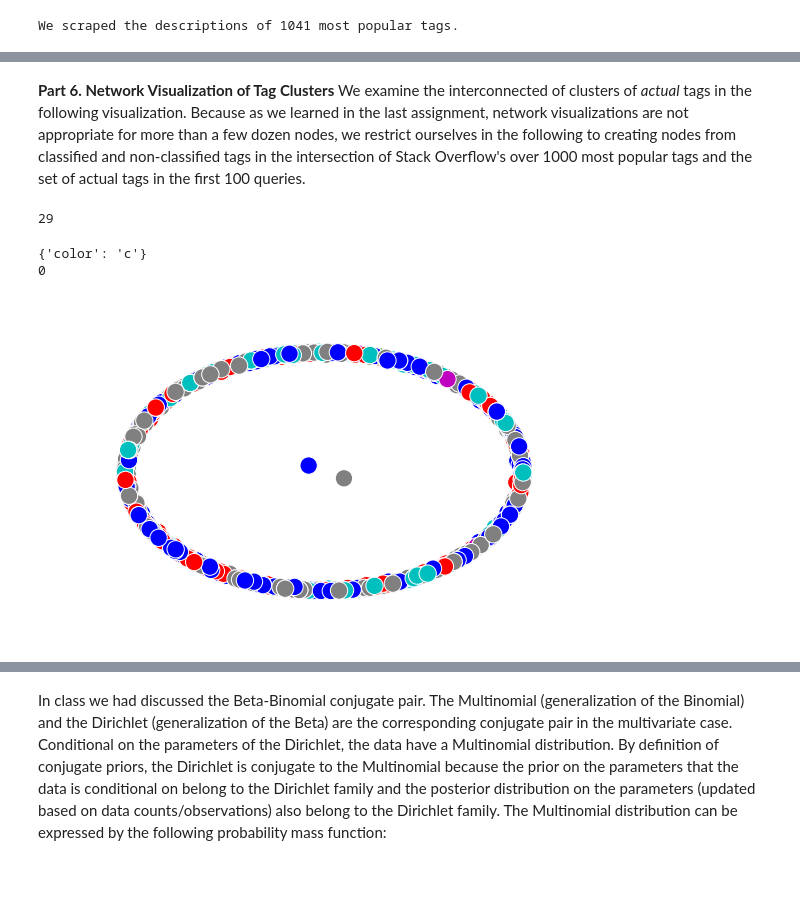
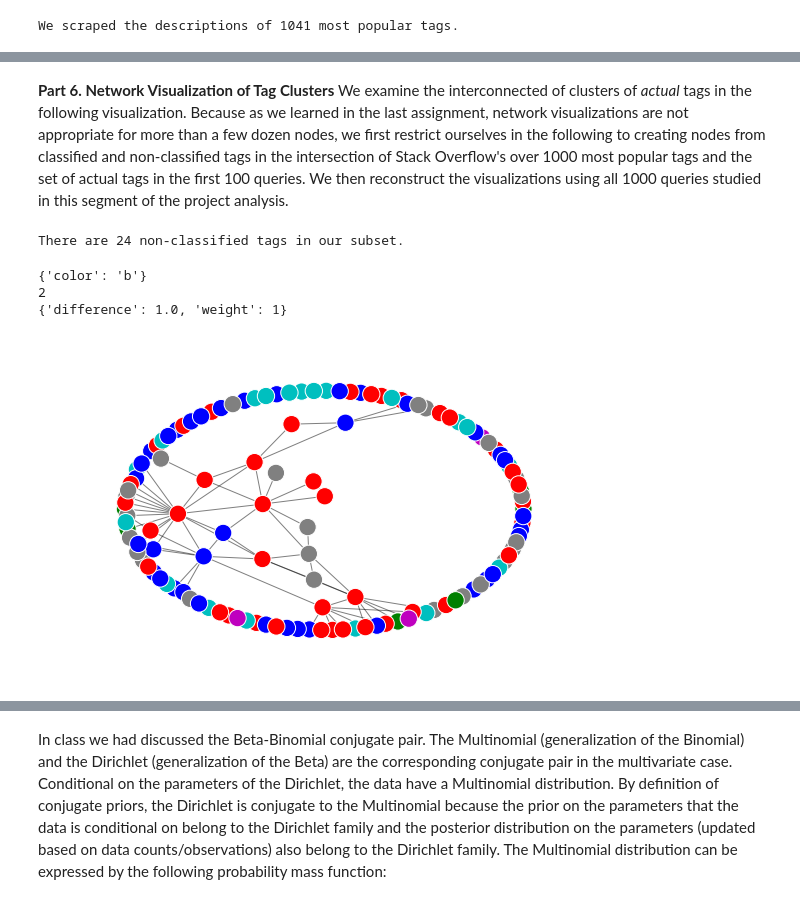
Before and after one commit to 2dpodcast/CS-109-Final-Project, a Jupyter notebook: CS109FinalProject.ipynb, the cells around one changed output, grey strips where cells are left out. Drawn from its saved outputs; the diff is of its cells as text; code cells hidden in the pictures; blank space fills up the shorter version.

```diff
--- a/CS109FinalProject.ipynb
+++ b/CS109FinalProject.ipynb
@@ -131,6 +182,7 @@ The data was taken from a Kaggle Competition: "<a href="http://www.kaggle.com/c/
 # %%
 # open dataset as pandas dataframe
 from io import StringIO
-queries = pd.read_csv("ProjectData.csv", delimiter=',')
+queries = pd.read_csv("ProjectData.csv", delimiter=',') # use subset for Part I
+data = pd.read_csv("ProjectData.csv", delimiter=',') # use full set for Parts II-III
 # %% [markdown]
 # Exploratory Analysis
@@ -878,0 +1108,21 @@ len(Misc)
+# %%
+commonset=[]
+for row in range(len(queries)):
+    predicteddesks = queries.irow(row)['Predicted Desks']
+    actualdesks = queries.irow(row)['Actual Desks']
+    shareddesks = intersect(predicteddesks, actualdesks)
+    if len(shareddesks) > 0:
+        commonset.append(1)
+
+print sum(commonset), "queries share one or more desks among their predicted and actual desks."
+
+
+commonset=[]
+for row in range(len(queries)):
+    predictedtags = queries.irow(row)['Predicted Tags']
+    actualtags = queries.irow(row)['Tags'].split()
+    sharedtags = intersect(predictedtags, actualtags)
+    if len(sharedtags) > 0:
+        commonset.append(1)
+
+print sum(commonset), "queries share one or more tags among their predicted and actual tags."
@@ -879,17 +1134,16 @@ len(Misc)
 # %% [markdown]
-**Part 6. Network Visualization of Tag Clusters** We examine the interconnected of clusters of *actual* tags in the following visualization. Because as we learned in the last assignment, network visualizations are not appropriate for more than a few dozen nodes, we restrict ourselves in the following to creating nodes from classified and non-classified tags in the intersection of Stack Overflow's over 1000 most popular tags and the set of actual tags in the first 100 queries.
+**Part 6. Network Visualization of Tag Clusters** We examine the interconnected of clusters of *actual* tags in the following visualization. Because as we learned in the last assignment, network visualizations are not appropriate for more than a few dozen nodes, we first restrict ourselves in the following to creating nodes from classified and non-classified tags in the intersection of Stack Overflow's over 1000 most popular tags and the set of actual tags in the first 100 queries. We then reconstruct the visualizations using all 1000 queries studied in this segment of the project analysis.
 # %%
-someset = []
+# reduce set for better node visualization
+subset = []
 for row in range(100):
     tags = queries.irow(row)['Tags']
     for tag in list(tags.split()):
-        someset.append(tag)
+        subset.append(tag)
 
-someset = list(set(someset))
-len(someset)
+subset = list(set(subset))
 
-newset = [tag for tag in someset if tag in tag_set]
-len(newset)
+newset = [tag for tag in subset if tag in tag_set]
 
 # set up helper function
 def intersect(a, b):
@@ -899,10 +1153,10 @@ def intersect(a, b):
     return list(set(a) & set(b))
 
 
-foo = intersect(newset, Misc)
-len(foo)
+non_classified = intersect(newset, Misc)
+print "There are", len(non_classified), "non-classified tags in our subset."
 # %% [output]
-29
+There are 24 non-classified tags in our subset.
 # %%
 def desks_graph(queries):
     """
@@ -968,36 +1235,37 @@ def desks_graph(queries):
 # %%
 graph_network = desks_graph(queries)
 # %%
-print graph_network.node['firefox']
-print len(graph_network['firefox']) # connections to other nodes
-#print graph_network['php']['firefox']  # edge relationship between 'php' tag and 'http' tag
+print graph_network.node['machine-learning']
+print len(graph_network['machine-learning']) # connections to other nodes
+print graph_network['machine-learning']['matlab']  # edge relationship between 'machine-learning' tag and 'matlab' tag
 # %% [output]
-{'color': 'c'}
-0
+{'color': 'b'}
+2
+{'difference': 1.0, 'weight': 1}
 # %%
 # this makes sure draw_spring results are the same at each call
 np.random.seed(1)
 
 color = [graph_network.node[tag]['color'] for tag in graph_network.nodes()]
 
 # determine position of each node using a spring layout
 pos = nx.spring_layout(graph_network, iterations=200)
 
 # plot the edges
-nx.draw_networkx_edges(graph_network, pos, alpha = .05)
+nx.draw_networkx_edges(graph_network, pos, alpha = 0.5)
 
 # plot the nodes
 nx.draw_networkx_nodes(graph_network, pos, node_color=color)
 
-# draw the labels
-#lbls = nx.draw_networkx_labels(graph_network, pos, alpha=5, font_size=8)
+# draw the labels - can choose toggle this, but keeping labels clouds the visual clarity
+# lbls = nx.draw_networkx_labels(graph_network, pos, alpha=5, font_size=8)
 
 # coordinate information is meaningless here, so let's remove it
 plt.xticks([])
 plt.yticks([])
 remove_border(left=False, bottom=False)
 # %% [output]
-[figure, old version]
+[figure, new version]
 # %%
 ## minimum spanning tree (mst)
 g = graph_network
```
Also changed, not shown: parts of 123 cells of this notebook.
